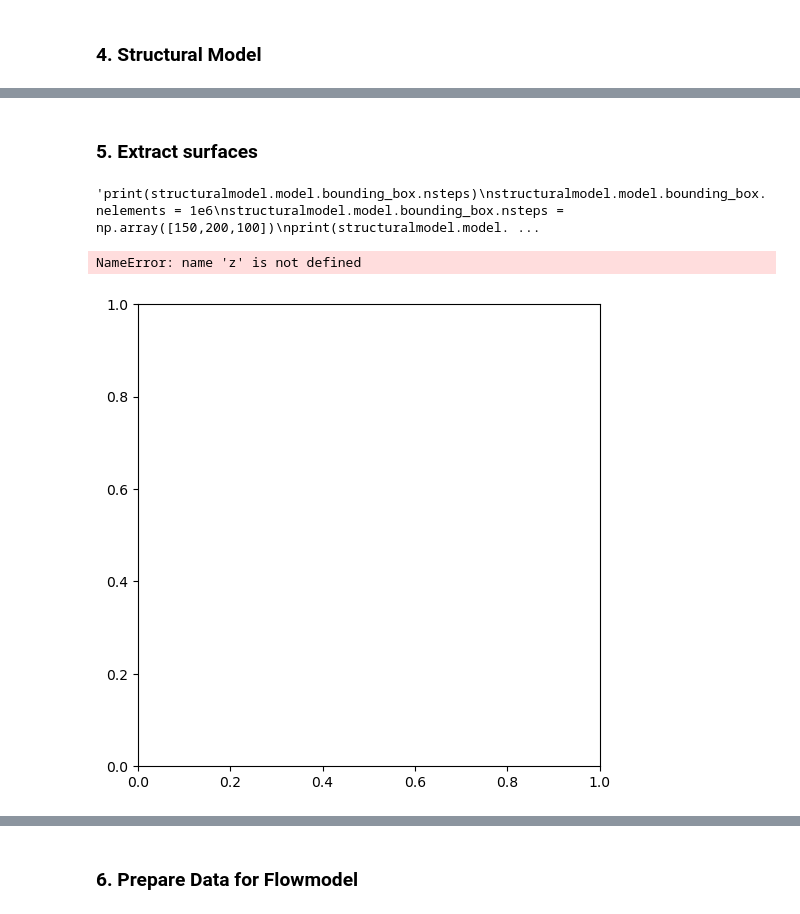
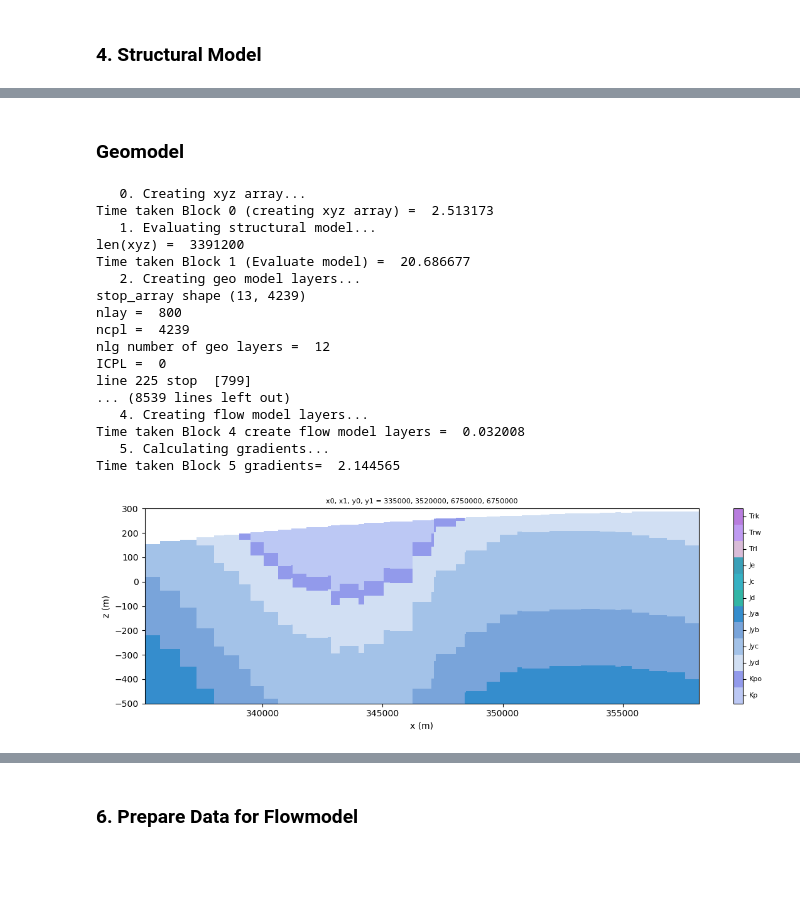
Before and after one commit to malvina-chmielarski/Otorowiri, a Jupyter notebook: scripts/Otorowiri_main_script.ipynb, the cells around one changed output, grey strips where cells are left out. Drawn from its saved outputs; the diff is of its cells as text; code cells hidden in the pictures; blank space fills up the shorter version.

Commit message:
updated based on Perth model. Geomodel working

```diff
--- a/scripts/Otorowiri_main_script.ipynb
+++ b/scripts/Otorowiri_main_script.ipynb
@@ -124,7 +91,7 @@ special_cells = {
                  'obs': ['obsbores'], }
 mesh = Mesh(plangrid = 'vor', special_cells = special_cells) # special cells to identify as arguements
 # %%
-mesh.modelmaxtri = 3000000
+mesh.modelmaxtri = 400000
 mesh.boundmaxtri = 999999999
 mesh.angle = 32   # minimum triangle angles
 mesh.radius1 = 200 # radius of inner circle around pumping bores
@@ -169,7 +136,7 @@ Group =  obs ['obsbores']
 geodata_fname = '../data/data_geology/Otorowiri_Model_Geology.xlsx'
 data_sheetname = 'geo_bores'
 strat_sheetname = 'strat'
-bbox = [(330000, 6690000, -2000), (375000, 6750000, 200)] #[(x0, y0, z0), (x1, y1, z1)]
+bbox = [(330000, 6690000, -1000), (375000, 6750000, 300)] #[(x0, y0, z0), (x1, y1, z1)]
 from loopflopy.structuralmodel import StructuralModel
 structuralmodel = StructuralModel(spatial, bbox, geodata_fname, data_sheetname, strat_sheetname)
 
@@ -236,54 +178,39 @@ V shape (120, 80)
 # %% [markdown]
-### 5. Extract surfaces
+### Geomodel
 # %%
-'''print(structuralmodel.model.bounding_box.nsteps)
-structuralmodel.model.bounding_box.nelements = 1e6
-structuralmodel.model.bounding_box.nsteps = np.array([150,200,100])
-print(structuralmodel.model.bounding_box.nsteps)
+# Set up Geomodel (lithological block model of cells)
+scenario = 'example'
+vertgrid = 'con'    # {voxel: nlay, z0, z1} {con:   nls, res} {con2:  nls, res, max_thick}
+z0, z1 = -500, 300
 
-# Extract surfaces
-surfaces = structuralmodel.model.get_stratigraphic_surfaces()
+from loopflopy.geomodel import Geomodel
+geomodel = Geomodel(scenario, vertgrid, z0, z1, nls = 2, res = 1)
 
-from LoopStructural.interpolators.supports import P1Unstructured2d
+geomodel.evaluate_structuralmodel(mesh, structuralmodel)
+geomodel.create_model_layers(mesh, structuralmodel)
 
-lith_id = 1
-loopmesh = P1Unstructured2d(surfaces[lith_id].triangles, surfaces[lith_id].vertices[:, 0:2], surfaces[lith_id].triangles[:, 0:3]) # Ground is surfaces [0] (ELEMENTS, VERTICES, NEIGHBOURS)
-#pts = mesh.xcyc  #structured2d.barycentre # replace with my xcyc
-#z = loopmesh.evaluate_value(pts, surfaces[lith_id].vertices[:, 2])
-
-## we expect the values to be close to zero depending on the resultion of the interpolation
-#geomodel["Ground"].evaluate_value(np.hstack([pts, z[:, np.newaxis]]))
-#surface = structuralmodel.model['Ground'].surfaces([0])[0]
-#
-# structuralmodel.model.bounding_box.nsteps = np.array([150,200,100])
-structuralmodel.model.bounding_box.nsteps
-
-print(mesh.xcyc.shape)
-print(mesh.xcyc[0])
-#print(np.unique(z))
-print(loopmesh.minimum, loopmesh.maximum)'''
+geomodel.vgrid = flopy.discretization.VertexGrid(vertices=mesh.vertices, cell2d=mesh.cell2d, ncpl = mesh.ncpl, top = geomodel.top_geo, botm = geomodel.botm)
 # %% [output]
-'print(structuralmodel.model.bounding_box.nsteps)\nstructuralmodel.model.bounding_box.nelements = 1e6\nstructuralmodel.model.bounding_box.nsteps = np.array([150,200,100])\nprint(structuralmodel.model. ...
+   0. Creating xyz array...
+Time taken Block 0 (creating xyz array) =  2.513173
+   1. Evaluating structural model...
+len(xyz) =  3391200
+Time taken Block 1 (Evaluate model) =  20.686677
+   2. Creating geo model layers...
+stop_array shape (13, 4239)
+nlay =  800
+ncpl =  4239
+nlg number of geo layers =  12
+ICPL =  0
+line 225 stop  [799]
+... (8539 lines left out)
+   4. Creating flow model layers...
+Time taken Block 4 create flow model layers =  0.032008
+   5. Calculating gradients...
+Time taken Block 5 gradients=  2.144565
 # %%
-fig = plt.figure(figsize=(6,6))
-ax = plt.subplot(1, 1, 1, aspect="equal")
-pmv = flopy.plot.PlotMapView(modelgrid=mesh.vgrid)
-p = pmv.plot_array(z, alpha = 0.6)
-mesh.tri.plot(ax=ax, edgecolor='black', lw = 0.1)
-# Add on polygons to plot
-x, y = spatial.streams_poly.exterior.xy
-ax.plot(x, y, '-o', ms = 2, lw = 0.5, color='blue')
-
-spatial.obsbore_gdf.plot(ax=ax, markersize = 7, color = 'darkblue', zorder=2)
-spatial.pumpbore_gdf.plot(ax=ax, markersize = 12, color = 'red', zorder=2)
-
-for cell in mesh.stream_cells:
-    ax.plot(mesh.cell2d[cell][1], mesh.cell2d[cell][2], "o", color = 'blue', ms = 1)
-for cell in mesh.obs_cells:
-    ax.plot(mesh.cell2d[cell][1], mesh.cell2d[cell][2], "o", color = 'black', ms = 1)
-for cell in mesh.wel_cells:
-    ax.plot(mesh.cell2d[cell][1], mesh.cell2d[cell][2], "o", color = 'red', ms = 2)
+y0, y1 = 6750000, 6750000
+geomodel.geomodel_transect_lith(structuralmodel, spatial, y0=y0, y1=y1, x0 = 335000, x1 = 3520000)# z0 = -200, z1 = 300
 # %% [output]
-NameError: name 'z' is not defined
-[figure, old version]
+[figure, new version]
 # %% [markdown]
```
Also changed, not shown: parts of 24 cells of this notebook, 7 other files.
